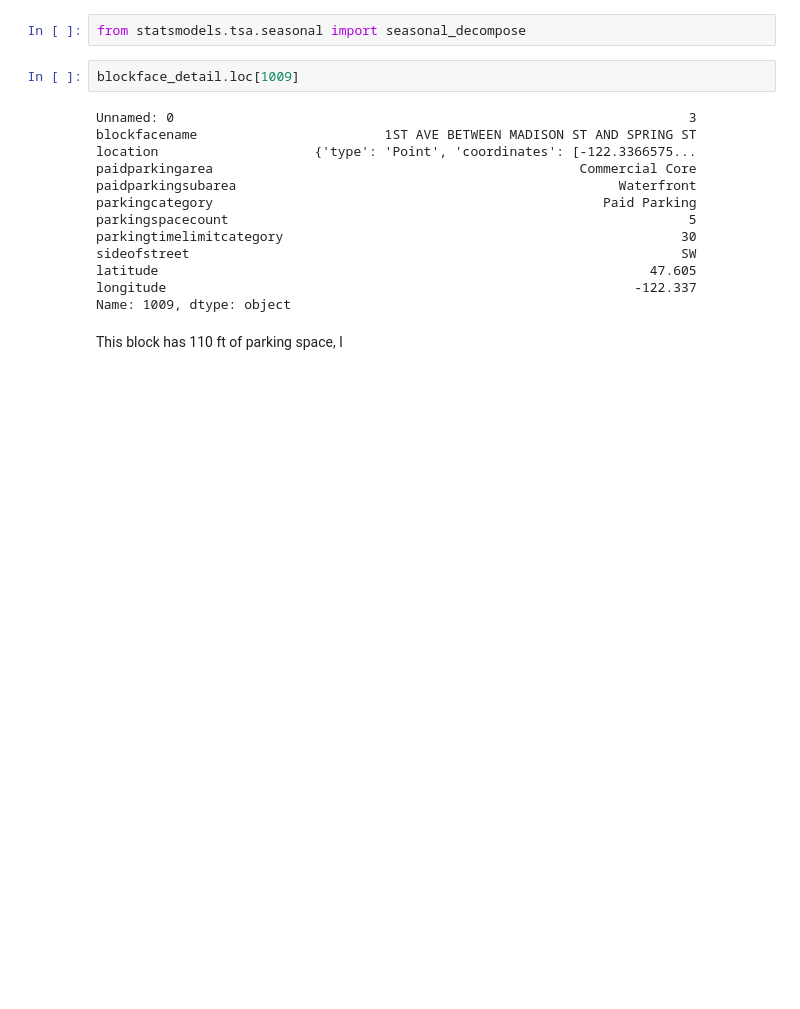
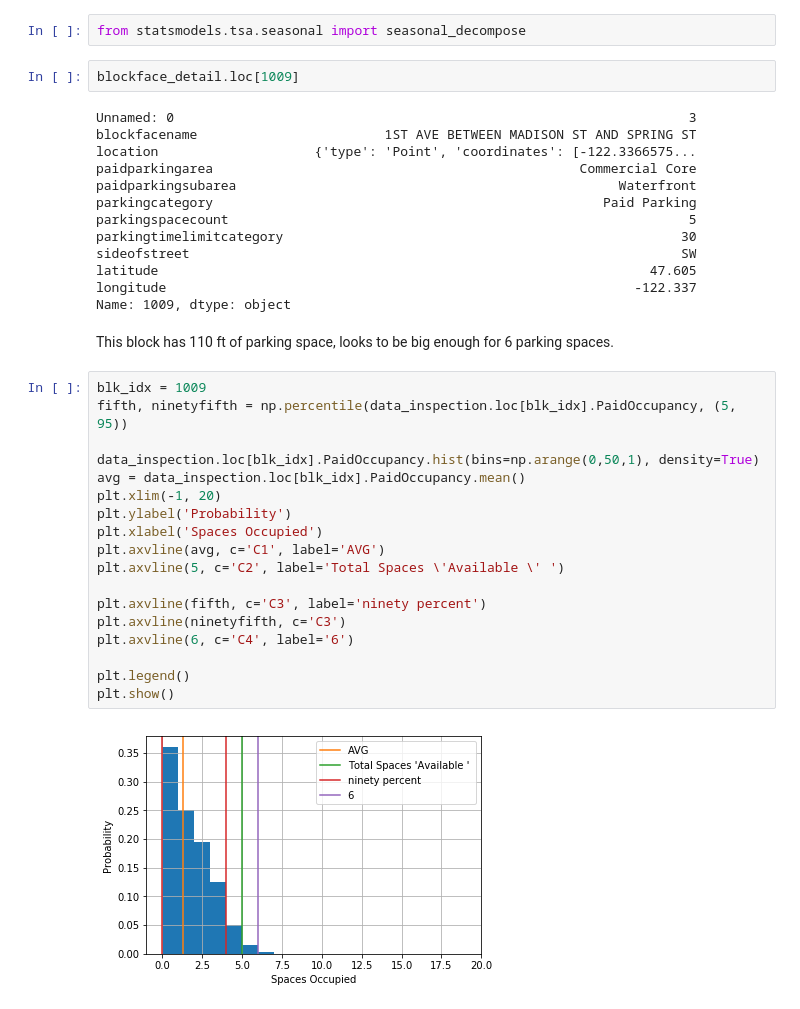
Before and after one commit to mocohen/Capstone-Project-1, a Jupyter notebook: EDA.ipynb, the cells around one changed output. Cells and saved outputs as stored; diff of their text form; blank space fills up the shorter version.

```diff
--- a/EDA.ipynb
+++ b/EDA.ipynb
@@ -453,4 +462,24 @@ latitude                                                               47.605
 longitude                                                            -122.337
 Name: 1009, dtype: object
 # %% [markdown]
-This block has 110 ft of parking space, l
+This block has 110 ft of parking space, looks to be big enough for 6 parking spaces.
+# %%
+blk_idx = 1009
+fifth, ninetyfifth = np.percentile(data_inspection.loc[blk_idx].PaidOccupancy, (5, 95))
+
+data_inspection.loc[blk_idx].PaidOccupancy.hist(bins=np.arange(0,50,1), density=True)
+avg = data_inspection.loc[blk_idx].PaidOccupancy.mean()
+plt.xlim(-1, 20)
+plt.ylabel('Probability')
+plt.xlabel('Spaces Occupied')
+plt.axvline(avg, c='C1', label='AVG')
+plt.axvline(5, c='C2', label='Total Spaces \'Available \' ')
+
+plt.axvline(fifth, c='C3', label='ninety percent')
+plt.axvline(ninetyfifth, c='C3')
+plt.axvline(6, c='C4', label='6')
+
+plt.legend()
+plt.show()
+# %% [output]
+[figure, added]
```
Also changed, not shown: parts of 2 cells of this notebook.
